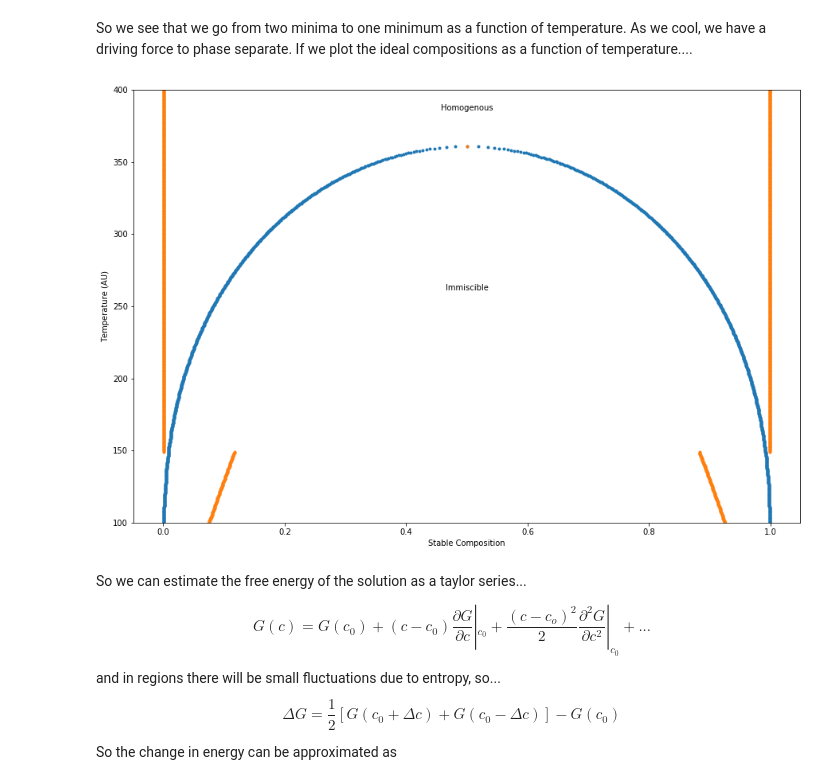
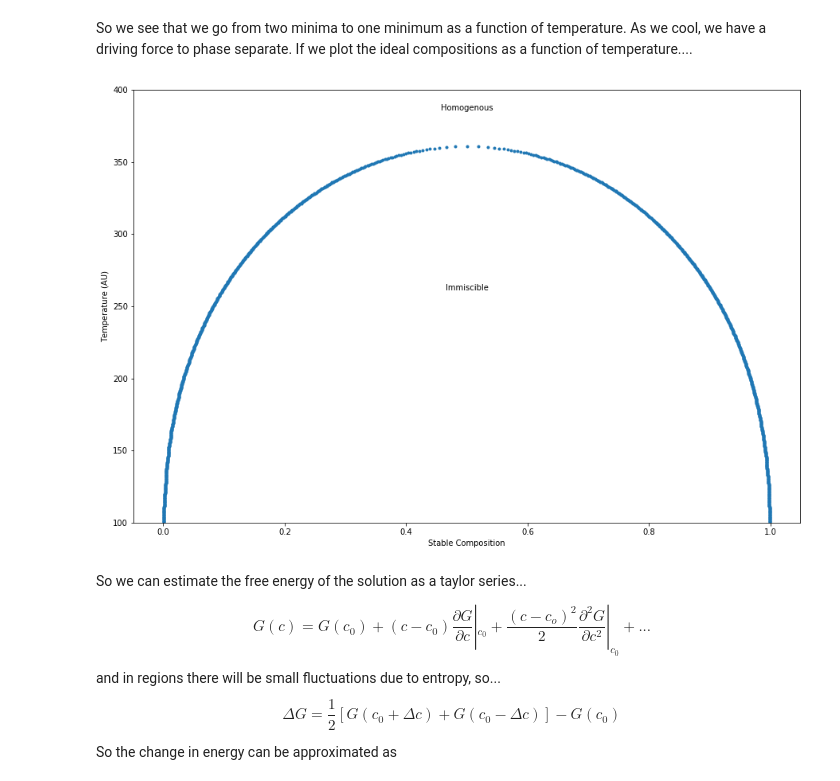
Before and after one commit to BatteryModel/MSE_501_Fall_2017, a Jupyter notebook: Lectures/MSE_501_Lecture_10_Work_Notes.ipynb, the cells around one changed output. Drawn from its saved outputs; the diff is of its cells as text; code cells hidden in the pictures.

```diff
--- a/Lectures/MSE_501_Lecture_10_Work_Notes.ipynb
+++ b/Lectures/MSE_501_Lecture_10_Work_Notes.ipynb
@@ -348,36 +348,36 @@ for T in Ts:
     for x in range(len(xb)):
         if Gmm[x] == mini and T < Tc :
             phase.append(xb[x])
             phase.append(1-xb[x])
             Tnew.append(T)
             Tnew.append(T)
         if x < len(dGmm):
-            if dGmm[x]== mini2:
+            if dGmm[x]== mini2 and (xb[x] != 0 or xb[x]!=1):
                 spin.append(xb[x])
                 spin.append(1-xb[x])
                 Tspin.append(T)
                 Tspin.append(T)
 
 
 
 Tnew.append(Tc)
 phase.append(.5)
 Tspin.append(Tc)
 spin.append(.5)
 
 
 ylim([100,400])
 plot(phase,Tnew,'.')
-plot(spin,Tspin,'.')
+#plot(spin,Tspin,'.')
 
 xlabel("Stable Composition")
 ylabel("Temperature (AU)")
 annotate("Homogenous",xy=(.5,Tc+25),ha="center")
 annotate("Immiscible",xy=(.5,Tc-100),ha="center")
 
 show()
 # %% [output]
-[figure, old version]
+[figure, new version]
 # %% [markdown]
 So we can estimate the free energy of the solution as a taylor series...
 
```
